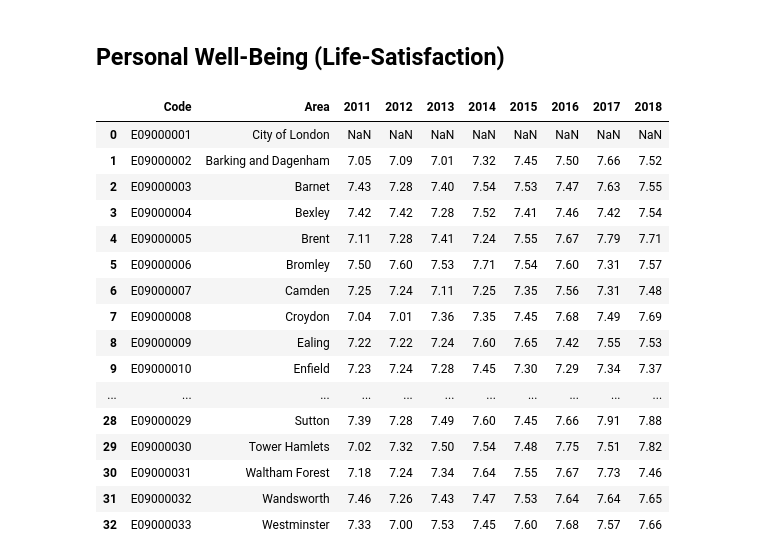
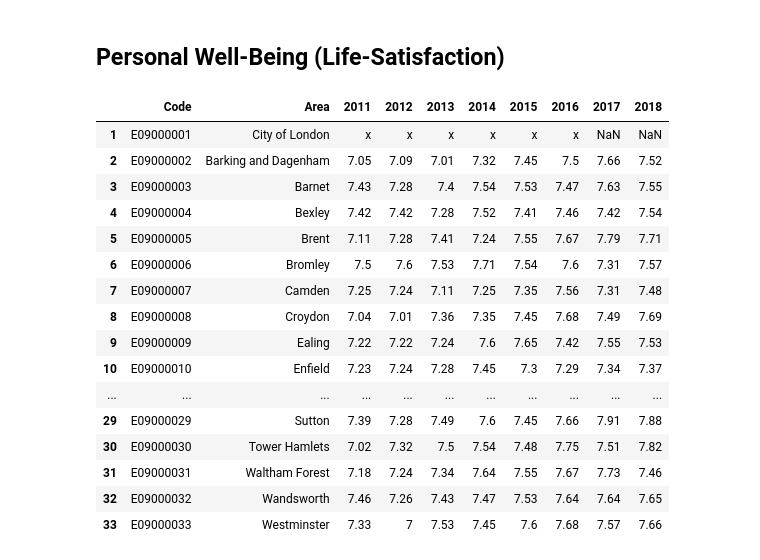
Before and after one commit to MischaRauch/london_house_price_prediction, a Jupyter notebook: meli_reading_data.ipynb, the cells around one changed output. Cells and saved outputs as stored; diff of their text form; code cells hidden in the pictures.

```diff
--- a/meli_reading_data.ipynb
+++ b/meli_reading_data.ipynb
@@ -104,36 +101,45 @@ median_house_price
 # %% [markdown]
 ## Personal Well-Being (Life-Satisfaction)
-# %%
-personal_well_being = pd.read_excel('data/personal-well-being-borough.xlsx', sheet_name= 'Life-Satisfaction')
-# NaN in City of London means: Data was not available
-
-# rename column by removing last 3 digits
-for label in personal_well_being.columns[2:]:
-    #print(label)
-    personal_well_being.rename(columns = {label: label[:-3]}, inplace= True)
-
-# Check if we have all Areas, and if some are not needed --> Remove
-for area_london in personal_well_being['Area']:
-    if area_london not in areas:
-        personal_well_being = personal_well_being[personal_well_being['Area'] != area_london]
-
-personal_well_being
-# TODO: For city of London there's no information for any year --> what should we do?
-# %% [output]
-|  | Code | Area | 2011 | 2012 | 2013 | 2014 | 2015 | 2016 | 2017 | 2018 |
-| 0 | E09000001 | City of London | NaN | NaN | NaN | NaN | NaN | NaN | NaN | NaN |
-| 1 | E09000002 | Barking and Dagenham | 7.05 | 7.09 | 7.01 | 7.32 | 7.45 | 7.50 | 7.66 | 7.52 |
-| 2 | E09000003 | Barnet | 7.43 | 7.28 | 7.40 | 7.54 | 7.53 | 7.47 | 7.63 | 7.55 |
-| 3 | E09000004 | Bexley | 7.42 | 7.42 | 7.28 | 7.52 | 7.41 | 7.46 | 7.42 | 7.54 |
-| 4 | E09000005 | Brent | 7.11 | 7.28 | 7.41 | 7.24 | 7.55 | 7.67 | 7.79 | 7.71 |
-| 5 | E09000006 | Bromley | 7.50 | 7.60 | 7.53 | 7.71 | 7.54 | 7.60 | 7.31 | 7.57 |
-| 6 | E09000007 | Camden | 7.25 | 7.24 | 7.11 | 7.25 | 7.35 | 7.56 | 7.31 | 7.48 |
-| 7 | E09000008 | Croydon | 7.04 | 7.01 | 7.36 | 7.35 | 7.45 | 7.68 | 7.49 | 7.69 |
-| 8 | E09000009 | Ealing | 7.22 | 7.22 | 7.24 | 7.60 | 7.65 | 7.42 | 7.55 | 7.53 |
-| 9 | E09000010 | Enfield | 7.23 | 7.24 | 7.28 | 7.45 | 7.30 | 7.29 | 7.34 | 7.37 |
-| ... | ... | ... | ... | ... | ... | ... | ... | ... | ... | ... |
-| 28 | E09000029 | Sutton | 7.39 | 7.28 | 7.49 | 7.60 | 7.45 | 7.66 | 7.91 | 7.88 |
-| 29 | E09000030 | Tower Hamlets | 7.02 | 7.32 | 7.50 | 7.54 | 7.48 | 7.75 | 7.51 | 7.82 |
-| 30 | E09000031 | Waltham Forest | 7.18 | 7.24 | 7.34 | 7.64 | 7.55 | 7.67 | 7.73 | 7.46 |
-| 31 | E09000032 | Wandsworth | 7.46 | 7.26 | 7.43 | 7.47 | 7.53 | 7.64 | 7.64 | 7.65 |
-| 32 | E09000033 | Westminster | 7.33 | 7.00 | 7.53 | 7.45 | 7.60 | 7.68 | 7.57 | 7.66 |
+# %%
+personal_well_being = pd.read_excel('data/well-being.xlsx', skiprows=1, sheet_name= 'Summary - Mean Scores')
+
+# rename column by removing last 3 digits
+for label in personal_well_being.columns[2:]:
+    #print(label)
+    personal_well_being.rename(columns = {label: label[:-3]}, inplace= True)
+
+# Now, I know that the first 8 columns relate to Life Satisfaction, the rest relate to other Scores so let's filter it out. We select 10 because we have columns for code and area
+personal_well_being = personal_well_being.iloc[:, list(range(10))]
+
+# Now, fisrt row is empty, let's remove it
+personal_well_being = personal_well_being.drop([personal_well_being.index[0]])
+
+# Check if we have all Areas, and if some are not needed --> Remove
+
+areas = ['City of London', 'Barking and Dagenham', 'Barnet', 'Bexley', 'Brent', 'Bromley', 'Camden', 'Croydon', 'Ealing', 'Enfield', 'Greenwich', 'Hackney', 'Hammersmith and Fulham', 'Haringey', 'Harrow', 'Havering', 'Hillingdon', 'Hounslow', 'Islington', 'Kensington and Chelsea', 'Kingston upon Thames', 'Lambeth', 'Lewisham', 'Merton', 'Newham', 'Redbridge', 'Richmond upon Thames', 'Southwark', 'Sutton', 'Tower Hamlets', 'Waltham Forest', 'Wandsworth', 'Westminster']
+
+for area_london in personal_well_being['Area']:
+    if area_london not in areas:
+        personal_well_being = personal_well_being[personal_well_being['Area'] != area_london]
+
+# Now, last rows have only NaN , let's remove them
+personal_well_being = personal_well_being.drop([personal_well_being.index[33], personal_well_being.index[34], personal_well_being.index[35]])
+personal_well_being
+# %% [output]
+|  | Code | Area | 2011 | 2012 | 2013 | 2014 | 2015 | 2016 | 2017 | 2018 |
+| 1 | E09000001 | City of London | x | x | x | x | x | x | NaN | NaN |
+| 2 | E09000002 | Barking and Dagenham | 7.05 | 7.09 | 7.01 | 7.32 | 7.45 | 7.5 | 7.66 | 7.52 |
+| 3 | E09000003 | Barnet | 7.43 | 7.28 | 7.4 | 7.54 | 7.53 | 7.47 | 7.63 | 7.55 |
+| 4 | E09000004 | Bexley | 7.42 | 7.42 | 7.28 | 7.52 | 7.41 | 7.46 | 7.42 | 7.54 |
+| 5 | E09000005 | Brent | 7.11 | 7.28 | 7.41 | 7.24 | 7.55 | 7.67 | 7.79 | 7.71 |
+| 6 | E09000006 | Bromley | 7.5 | 7.6 | 7.53 | 7.71 | 7.54 | 7.6 | 7.31 | 7.57 |
+| 7 | E09000007 | Camden | 7.25 | 7.24 | 7.11 | 7.25 | 7.35 | 7.56 | 7.31 | 7.48 |
+| 8 | E09000008 | Croydon | 7.04 | 7.01 | 7.36 | 7.35 | 7.45 | 7.68 | 7.49 | 7.69 |
+| 9 | E09000009 | Ealing | 7.22 | 7.22 | 7.24 | 7.6 | 7.65 | 7.42 | 7.55 | 7.53 |
+| 10 | E09000010 | Enfield | 7.23 | 7.24 | 7.28 | 7.45 | 7.3 | 7.29 | 7.34 | 7.37 |
+| ... | ... | ... | ... | ... | ... | ... | ... | ... | ... | ... |
+| 29 | E09000029 | Sutton | 7.39 | 7.28 | 7.49 | 7.6 | 7.45 | 7.66 | 7.91 | 7.88 |
+| 30 | E09000030 | Tower Hamlets | 7.02 | 7.32 | 7.5 | 7.54 | 7.48 | 7.75 | 7.51 | 7.82 |
+| 31 | E09000031 | Waltham Forest | 7.18 | 7.24 | 7.34 | 7.64 | 7.55 | 7.67 | 7.73 | 7.46 |
+| 32 | E09000032 | Wandsworth | 7.46 | 7.26 | 7.43 | 7.47 | 7.53 | 7.64 | 7.64 | 7.65 |
+| 33 | E09000033 | Westminster | 7.33 | 7 | 7.53 | 7.45 | 7.6 | 7.68 | 7.57 | 7.66 |
```
Also changed, not shown: parts of 3 cells of this notebook, 5 other files.
